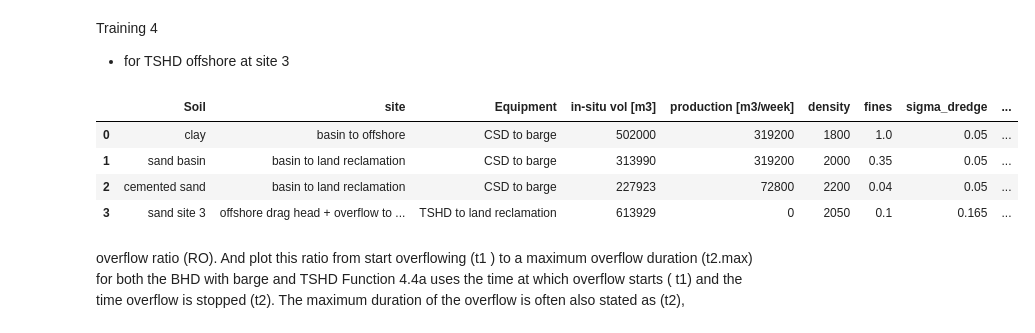
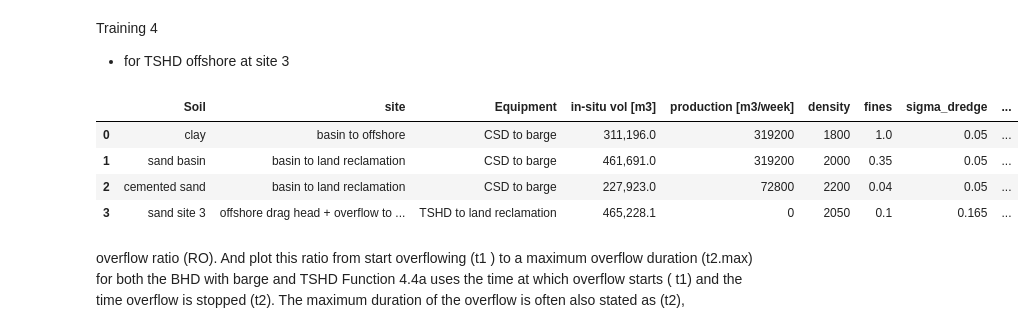
Before and after one commit to denisepierce01/Dredging, a Jupyter notebook: Dredging.ipynb, the cells around one changed output. Cells and saved outputs as stored; diff of their text form; code cells hidden in the pictures.

```diff
--- a/Dredging.ipynb
+++ b/Dredging.ipynb
@@ -858,13 +858,15 @@ dilation = 0.2           # fractional increase in volume when excavated
 # In-situ volume of source material required (m3) and excavated (loose) volume
 in_situ_volume_needed_m3 = mass_solids_kg / rho_excav
 dredged_volume_m3 = in_situ_volume_needed_m3 * (1.0 + dilation)
-reclam_vol_after_basinsand_Csand = dredged_volume_m3 - basin_Sand_vol - basin_Cemented_Sand_vol
+reclam_vol_after_basinsand_Csand = round(
+    dredged_volume_m3 - basin_Sand_vol - basin_Cemented_Sand_vol, 1
+)
 # print(f"Target porosity (n) at Dr=80%: {n_final:.3f}")
 # print(f"Dry density of placed sand: {rho_dry_final:.0f} kg/m3")
 # print(f"Dry solids required: {mass_solids_kg:,.0f} kg = {mass_solids_ton:,.0f} t")
 print(f"In-situ source volume required (no dilation): {in_situ_volume_needed_m3:,.0f} m3")
 print(f"Excavated (loose) volume required (with dilation {dilation*100:.0f}%): {dredged_volume_m3:,.0f} m3")
-print(f"Additional volume needed after sand taken from basin deepening (with dilation {dilation*100:.0f}%) :", round(reclam_vol_after_basinsand_Csand,0), 'm3')
+print(f"Additional volume needed after sand & cemented sand taken from basin deepening (with dilation {dilation*100:.0f}%) :", round(reclam_vol_after_basinsand_Csand,0), 'm3')
 print(f"note that dilation from 0-40% is acceptable")
 # print(basin_Sand_vol, basin_Cemented_Sand_vol)
 # %% [output]
@@ -1085,26 +1087,26 @@ Training 4
 # %%
 density = {'clay': 1800, 'sand basin': 2000, 'cemented sand': 2200, 'sand site 3': 2050}
 fines = {'clay': 1.0, 'sand basin': 0.35, 'cemented sand': 0.04, 'sand site 3': 0.10}
 
 overflow = pd.DataFrame()
 overflow['Soil'] =['clay', 'sand basin', 'cemented sand','sand site 3', ]
 overflow['site'] = ['basin to offshore', 'basin to land reclamation', 'basin to land reclamation', 'offshore drag head + overflow to land reclamation', ]
 overflow['Equipment'] = ['CSD to barge', 'CSD to barge', 'CSD to barge', 'TSHD to land reclamation', ]
-overflow['in-situ vol [m3]'] = [basin_Clay_vol, basin_Sand_vol, basin_Cemented_Sand_vol,613929]
+overflow['in-situ vol [m3]'] = [basin_Clay_vol, basin_Sand_vol, basin_Cemented_Sand_vol, reclam_vol_after_basinsand_Csand]
 overflow['production [m3/week]'] = [319200, 319200, 72800, 0]
 overflow['density'] =  overflow['Soil'].map(density)
 overflow['fines'] =  overflow['Soil'].map(fines)
 overflow['sigma_dredge'] = [0.05,0.05,0.05,0.165]
 overflow['sigma_place'] =[0.08,0.08, 0.08, 0.08]
 
 
 display(overflow)
 # %% [output]
 |  | Soil | site | Equipment | in-situ vol [m3] | production [m3/week] | density | fines | sigma_dredge | ... |
-| 0 | clay | basin to offshore | CSD to barge | 502000 | 319200 | 1800 | 1.0 | 0.05 | ... |
-| 1 | sand basin | basin to land reclamation | CSD to barge | 313990 | 319200 | 2000 | 0.35 | 0.05 | ... |
-| 2 | cemented sand | basin to land reclamation | CSD to barge | 227923 | 72800 | 2200 | 0.04 | 0.05 | ... |
-| 3 | sand site 3 | offshore drag head + overflow to ... | TSHD to land reclamation | 613929 | 0 | 2050 | 0.1 | 0.165 | ... |
+| 0 | clay | basin to offshore | CSD to barge | 311,196.0 | 319200 | 1800 | 1.0 | 0.05 | ... |
+| 1 | sand basin | basin to land reclamation | CSD to barge | 461,691.0 | 319200 | 2000 | 0.35 | 0.05 | ... |
+| 2 | cemented sand | basin to land reclamation | CSD to barge | 227,923.0 | 72800 | 2200 | 0.04 | 0.05 | ... |
+| 3 | sand site 3 | offshore drag head + overflow to ... | TSHD to land reclamation | 465,228.1 | 0 | 2050 | 0.1 | 0.165 | ... |
 # %% [markdown]
 overflow ratio (RO). And plot this ratio from start overflowing (t1 ) to a maximum overflow duration (t2.max) for both the BHD with barge and TSHD Function 4.4a uses the time at which overflow starts (
 t1) and the time overflow is stopped (t2). The maximum duration of the overflow is often also stated as (t2),
```
Also changed, not shown: parts of 13 cells of this notebook.
